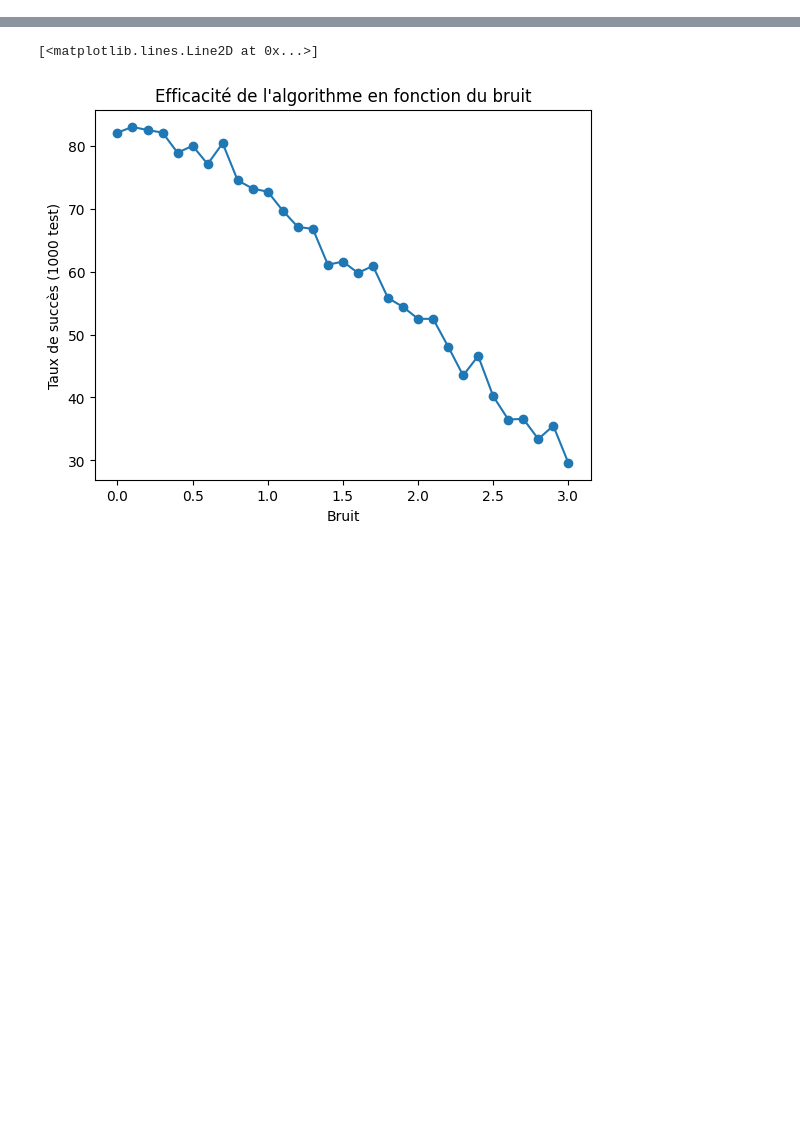
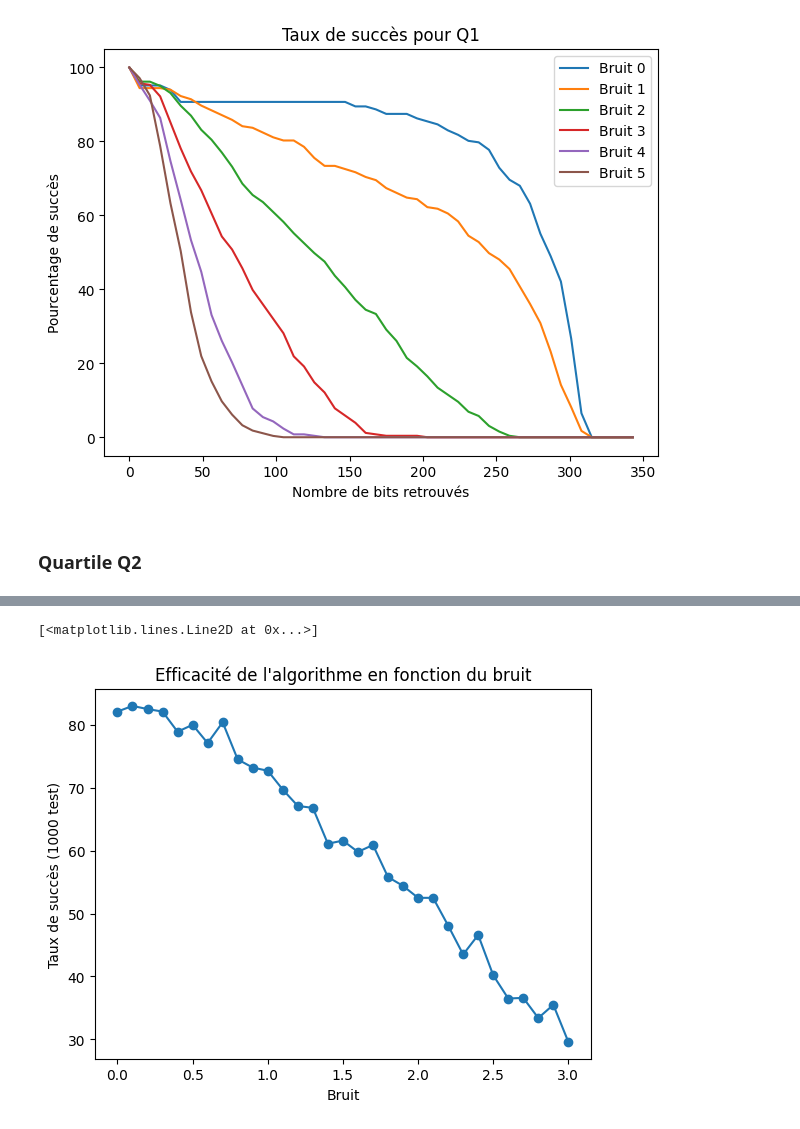
Before and after one commit to EmilienMendes/RSA-Generation-Key-Attack, a Jupyter notebook: cpa-crible-optimise/stats.ipynb, the cells around one changed output, grey strips where cells are left out. Cells and saved outputs as stored; diff of their text form; code cells hidden in the pictures; blank space fills up the shorter version.

```diff
--- a/cpa-crible-optimise/stats.ipynb
+++ b/cpa-crible-optimise/stats.ipynb
@@ -107,0 +132,7 @@ import matplotlib.pyplot as plt
+# %%
+liste2_n_bruit_0,liste_nb_bits_bruit_0 = recuperer_element_liste("stats_probabilite_2",0)
+liste2_n_bruit_1,liste_nb_bits_bruit_1 = recuperer_element_liste("stats_probabilite_2",1)
+liste2_n_bruit_2,liste_nb_bits_bruit_2 = recuperer_element_liste("stats_probabilite_2",2)
+liste2_n_bruit_3,liste_nb_bits_bruit_3 = recuperer_element_liste("stats_probabilite_2",3)
+liste2_n_bruit_4,liste_nb_bits_bruit_4 = recuperer_element_liste("stats_probabilite_2",4)
+liste2_n_bruit_5,liste_nb_bits_bruit_5 = recuperer_element_liste("stats_probabilite_2",5)
@@ -107,0 +141,5 @@ import matplotlib.pyplot as plt
+# %%
+Q1_0,Q2_0,Q3_0 = trouver_quartile(liste2_n_bruit_0)
+succes_nb_bits_q1_bruit_0,succes_nb_bits_q2_bruit_0,succes_nb_bits_q3_bruit_0,succes_nb_bits_global_bruit_0 = pourcentage_succes_nb_bits(liste2_n_bruit_0,liste_nb_bits_bruit_0,[Q1_0,Q2_0,Q3_0,9999999])
+print(Q1_0,Q2_0,Q3_0)
+print(succes_nb_bits_q1_bruit_0,succes_nb_bits_q2_bruit_0,succes_nb_bits_q3_bruit_0,succes_nb_bits_global_bruit_0)
@@ -124,0 +285,26 @@ plt.plot(x,y,marker="x")
+# %%
+bruit_0_q1 = [probabilite(i,liste_nb_bits_bruit_0_q1) for i in x]
+bruit_1_q1 = [probabilite(i,liste_nb_bits_bruit_1_q1) for i in x]
+bruit_2_q1 = [probabilite(i,liste_nb_bits_bruit_2_q1) for i in x]
+bruit_3_q1 = [probabilite(i,liste_nb_bits_bruit_3_q1) for i in x]
+bruit_4_q1 = [probabilite(i,liste_nb_bits_bruit_4_q1) for i in x]
+bruit_5_q1 = [probabilite(i,liste_nb_bits_bruit_5_q1) for i in x]
+# %%
+plt.plot(x,bruit_0_q1,label = "Bruit 0")
+plt.plot(x,bruit_1_q1,label = "Bruit 1")
+plt.plot(x,bruit_2_q1,label = "Bruit 2")
+plt.plot(x,bruit_3_q1,label = "Bruit 3")
+plt.plot(x,bruit_4_q1,label = "Bruit 4")
+plt.plot(x,bruit_5_q1,label = "Bruit 5")
+
+plt.xlabel("Nombre de bits retrouvés")
+plt.ylabel("Pourcentage de succès")
+plt.legend()
+plt.tight_layout()
+plt.title("Taux de succès pour Q1")
+
+plt.show()
+# %% [output]
+[figure, added]
+# %% [markdown]
+### Quartile Q2
```
Also changed, not shown: parts of 61 cells of this notebook, 8 other files.
